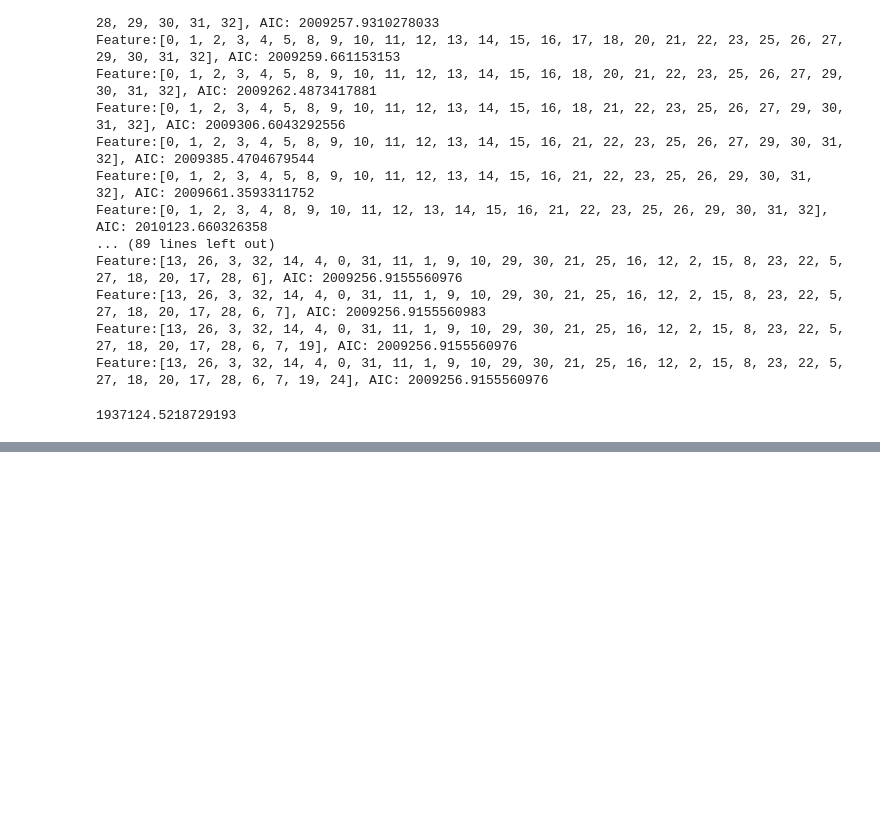
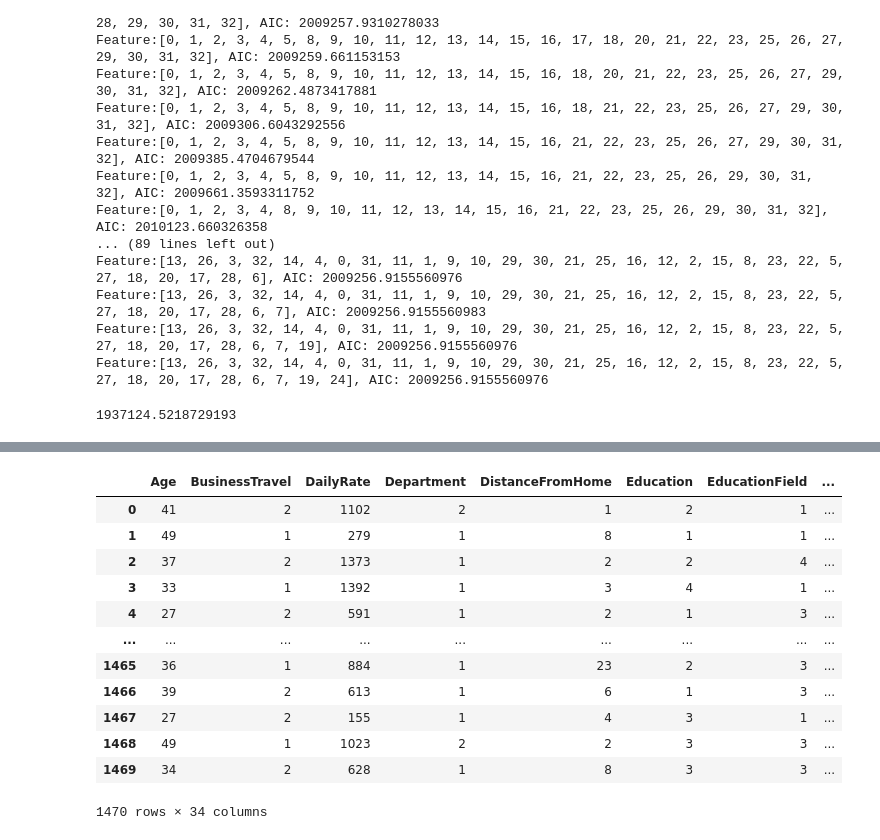
Before and after one commit to ShailaShova/COMS574, a Jupyter notebook: Employee_attrition.ipynb, the cells around one changed output, grey strips where cells are left out. Cells and saved outputs as stored; diff of their text form; code cells hidden in the pictures; blank space fills up the shorter version.

```diff
--- a/Employee_attrition.ipynb
+++ b/Employee_attrition.ipynb
@@ -1180,0 +1205,18 @@ subsets_fw[33]['testMSE'].min()
+# %%
+data=dataset[dataset.columns[~dataset.columns.isin(["Attrition"])]]
+# %%
+data
+# %% [output]
+|  | Age | BusinessTravel | DailyRate | Department | DistanceFromHome | Education | EducationField | ... |
+| 0 | 41 | 2 | 1102 | 2 | 1 | 2 | 1 | ... |
+| 1 | 49 | 1 | 279 | 1 | 8 | 1 | 1 | ... |
+| 2 | 37 | 2 | 1373 | 1 | 2 | 2 | 4 | ... |
+| 3 | 33 | 1 | 1392 | 1 | 3 | 4 | 1 | ... |
+| 4 | 27 | 2 | 591 | 1 | 2 | 1 | 3 | ... |
+| ... | ... | ... | ... | ... | ... | ... | ... | ... |
+| 1465 | 36 | 1 | 884 | 1 | 23 | 2 | 3 | ... |
+| 1466 | 39 | 2 | 613 | 1 | 6 | 1 | 3 | ... |
+| 1467 | 27 | 2 | 155 | 1 | 4 | 3 | 1 | ... |
+| 1468 | 49 | 1 | 1023 | 2 | 2 | 3 | 3 | ... |
+| 1469 | 34 | 2 | 628 | 1 | 8 | 3 | 3 | ... |
+1470 rows × 34 columns
```
Also changed, not shown: parts of 14 cells of this notebook.
